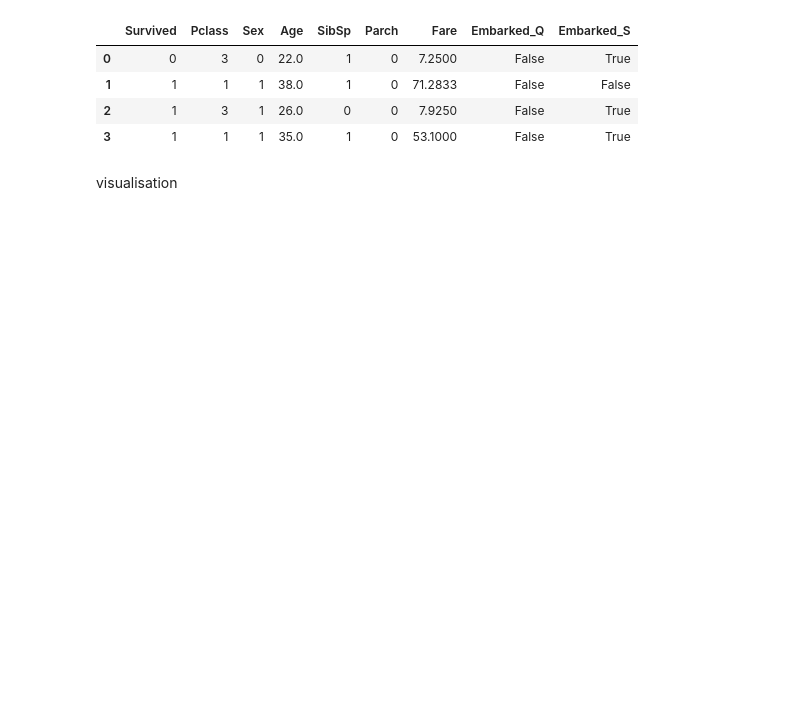
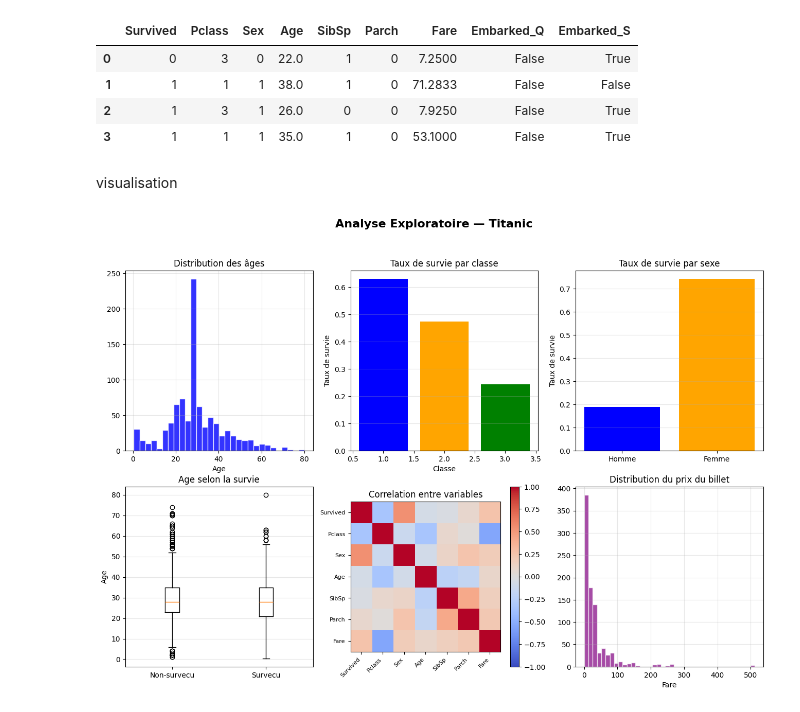
Before and after one commit to harifaly/EDA_TRAINING, a Jupyter notebook: Titanic_dataset_analysis.ipynb, the cells around one changed output. Saved outputs shown, nothing was run; the diff lists cells and outputs as text; code cells hidden in the pictures; blank space fills up the shorter version.

```diff
--- a/Titanic_dataset_analysis.ipynb
+++ b/Titanic_dataset_analysis.ipynb
@@ -129,3 +129,62 @@ df.head(4)
 | 3 | 1 | 1 | 1 | 35.0 | 1 | 0 | 53.1000 | False | True |
 # %% [markdown]
 visualisation
+# %%
+fig, axes = plt.subplots(2, 3, figsize=(16, 10))
+fig.suptitle('Analyse Exploratoire — Titanic', fontsize=16, fontweight='bold')
+
+# _____Distribution de l'age_______
+axes[0,0].hist(df['Age'], bins=30, color='blue', edgecolor='white', alpha=0.8)
+axes[0,0].set_title('Distribution des âges')
+axes[0,0].set_xlabel('Age')
+axes[0,0].grid(True, alpha=0.3)
+
+
+
+
+# _______Survie par classe________
+survie_classe = df.groupby('Pclass')['Survived'].mean()
+axes[0,1].bar(survie_classe.index, survie_classe.values, color=['blue','orange','green'])
+axes[0,1].set_title('Taux de survie par classe')
+axes[0,1].set_xlabel('Classe')
+axes[0,1].set_ylabel('Taux de survie')
+axes[0,1].grid(True, alpha=0.3, axis='y')
+
+
+# ____Survie par sexe_______
+survie_sexe = df.groupby('Sex')['Survived'].mean()
+axes[0,2].bar(['Homme', 'Femme'], survie_sexe.values, color=['blue', 'orange'])
+axes[0,2].set_title('Taux de survie par sexe')
+axes[0,2].set_ylabel('Taux de survie')
+axes[0,2].grid(True, alpha=0.3, axis='y')
+
+#_____Boxplot age vs survie_____
+survived = df[df['Survived'] == 1]['Age']
+not_survived = df[df['Survived'] == 0]['Age']
+axes[1,0].boxplot([not_survived, survived], labels=['Non-survecu', 'Survecu'])
+axes[1,0].set_title('Age selon la survie')
+axes[1,0].set_ylabel('Age')
+axes[1,0].grid(True, alpha=0.3, axis='y')
+
+
+
+# ______Heatmap de correlation________
+num_cols = df.select_dtypes(include=np.number)
+corr = num_cols.corr()
+im = axes[1,1].imshow(corr, cmap='coolwarm', vmin=-1, vmax=1)
+axes[1,1].set_xticks(range(len(corr.columns)))
+axes[1,1].set_yticks(range(len(corr.columns)))
+axes[1,1].set_xticklabels(corr.columns, rotation=45, ha='right', fontsize=8)
+axes[1,1].set_yticklabels(corr.columns, fontsize=8)
+axes[1,1].set_title('Correlation entre variables')
+plt.colorbar(im, ax=axes[1,1])
+
+
+
+#_______Distribution du prix du billet_______
+axes[1,2].hist(df['Fare'], bins=40, color='purple', edgecolor='white', alpha=0.7)
+axes[1,2].set_title('Distribution du prix du billet')
+axes[1,2].set_xlabel('Fare')
+axes[1,2].grid(True, alpha=0.3)
+# %% [output]
+[figure, added]
```
